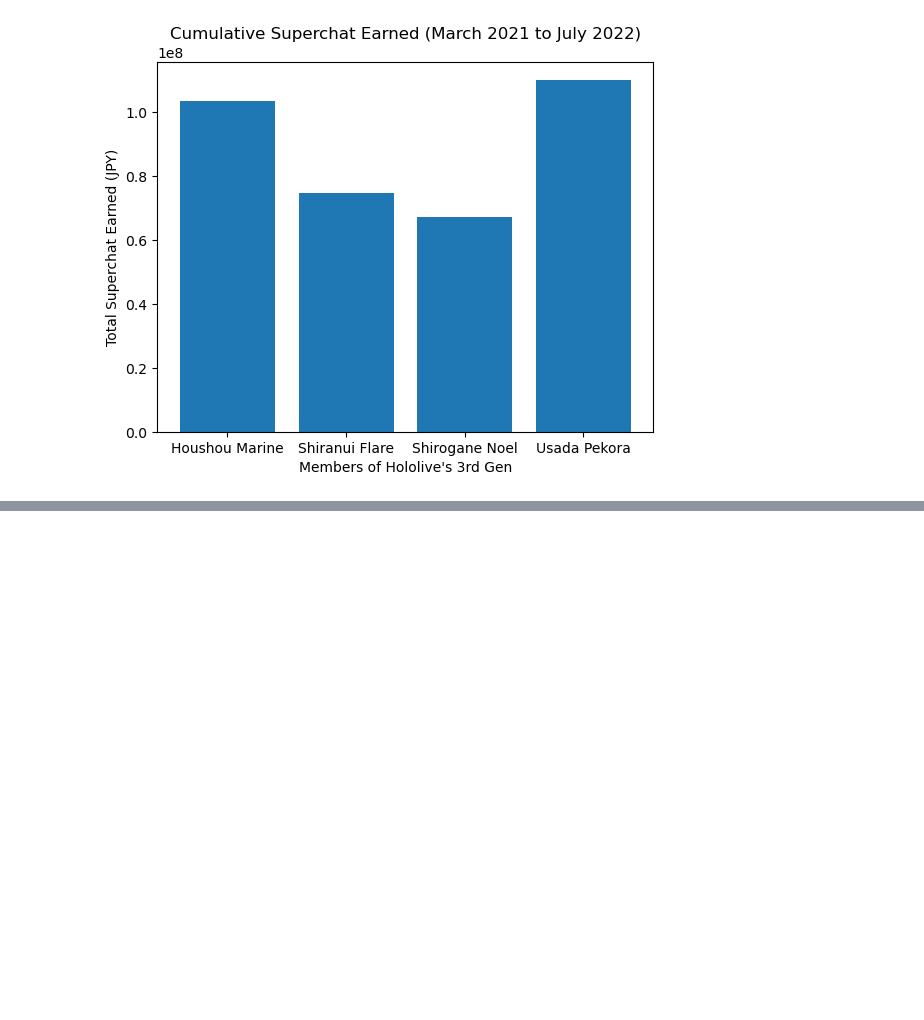
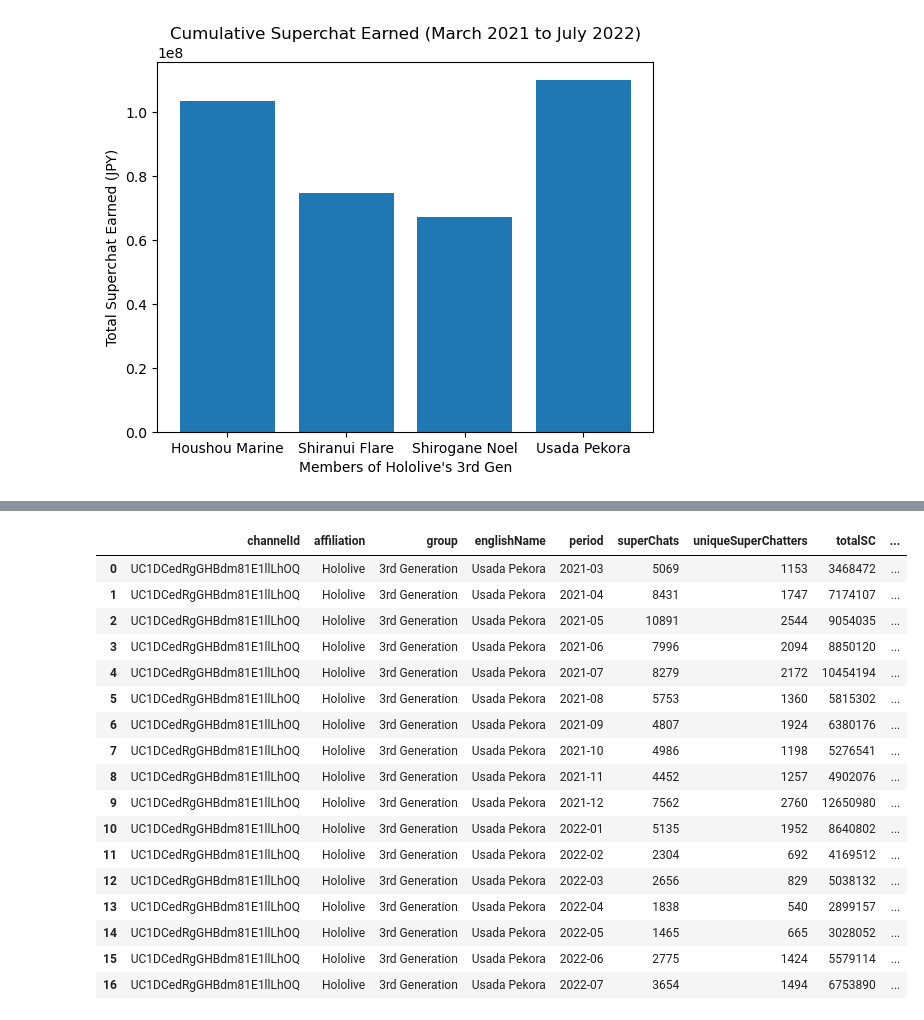
Before and after one commit to falconpunch082/industry-application, a Jupyter notebook: VTuber Statistics - Entertainment/vtuber-stats.ipynb, the cells around one changed output, grey strips where cells are left out. Saved outputs shown, nothing was run; the diff lists cells and outputs as text; code cells hidden in the pictures; blank space fills up the shorter version.

```diff
--- a/VTuber Statistics - Entertainment/vtuber-stats.ipynb
+++ b/VTuber Statistics - Entertainment/vtuber-stats.ipynb
@@ -603,0 +615,24 @@ Since Pekora is the highest earning member, let's delve deeper into her financia
+# %%
+# Preparing Pekora's statistics
+peko = third_gen_supa[third_gen_supa["englishName"] == "Usada Pekora"]
+
+peko
+# %% [output]
+|  | channelId | affiliation | group | englishName | period | superChats | uniqueSuperChatters | totalSC | ... |
+| 0 | UC1DCedRgGHBdm81E1llLhOQ | Hololive | 3rd Generation | Usada Pekora | 2021-03 | 5069 | 1153 | 3468472 | ... |
+| 1 | UC1DCedRgGHBdm81E1llLhOQ | Hololive | 3rd Generation | Usada Pekora | 2021-04 | 8431 | 1747 | 7174107 | ... |
+| 2 | UC1DCedRgGHBdm81E1llLhOQ | Hololive | 3rd Generation | Usada Pekora | 2021-05 | 10891 | 2544 | 9054035 | ... |
+| 3 | UC1DCedRgGHBdm81E1llLhOQ | Hololive | 3rd Generation | Usada Pekora | 2021-06 | 7996 | 2094 | 8850120 | ... |
+| 4 | UC1DCedRgGHBdm81E1llLhOQ | Hololive | 3rd Generation | Usada Pekora | 2021-07 | 8279 | 2172 | 10454194 | ... |
+| 5 | UC1DCedRgGHBdm81E1llLhOQ | Hololive | 3rd Generation | Usada Pekora | 2021-08 | 5753 | 1360 | 5815302 | ... |
+| 6 | UC1DCedRgGHBdm81E1llLhOQ | Hololive | 3rd Generation | Usada Pekora | 2021-09 | 4807 | 1924 | 6380176 | ... |
+| 7 | UC1DCedRgGHBdm81E1llLhOQ | Hololive | 3rd Generation | Usada Pekora | 2021-10 | 4986 | 1198 | 5276541 | ... |
+| 8 | UC1DCedRgGHBdm81E1llLhOQ | Hololive | 3rd Generation | Usada Pekora | 2021-11 | 4452 | 1257 | 4902076 | ... |
+| 9 | UC1DCedRgGHBdm81E1llLhOQ | Hololive | 3rd Generation | Usada Pekora | 2021-12 | 7562 | 2760 | 12650980 | ... |
+| 10 | UC1DCedRgGHBdm81E1llLhOQ | Hololive | 3rd Generation | Usada Pekora | 2022-01 | 5135 | 1952 | 8640802 | ... |
+| 11 | UC1DCedRgGHBdm81E1llLhOQ | Hololive | 3rd Generation | Usada Pekora | 2022-02 | 2304 | 692 | 4169512 | ... |
+| 12 | UC1DCedRgGHBdm81E1llLhOQ | Hololive | 3rd Generation | Usada Pekora | 2022-03 | 2656 | 829 | 5038132 | ... |
+| 13 | UC1DCedRgGHBdm81E1llLhOQ | Hololive | 3rd Generation | Usada Pekora | 2022-04 | 1838 | 540 | 2899157 | ... |
+| 14 | UC1DCedRgGHBdm81E1llLhOQ | Hololive | 3rd Generation | Usada Pekora | 2022-05 | 1465 | 665 | 3028052 | ... |
+| 15 | UC1DCedRgGHBdm81E1llLhOQ | Hololive | 3rd Generation | Usada Pekora | 2022-06 | 2775 | 1424 | 5579114 | ... |
+| 16 | UC1DCedRgGHBdm81E1llLhOQ | Hololive | 3rd Generation | Usada Pekora | 2022-07 | 3654 | 1494 | 6753890 | ... |
```
Also changed, not shown: parts of 5 cells of this notebook.
